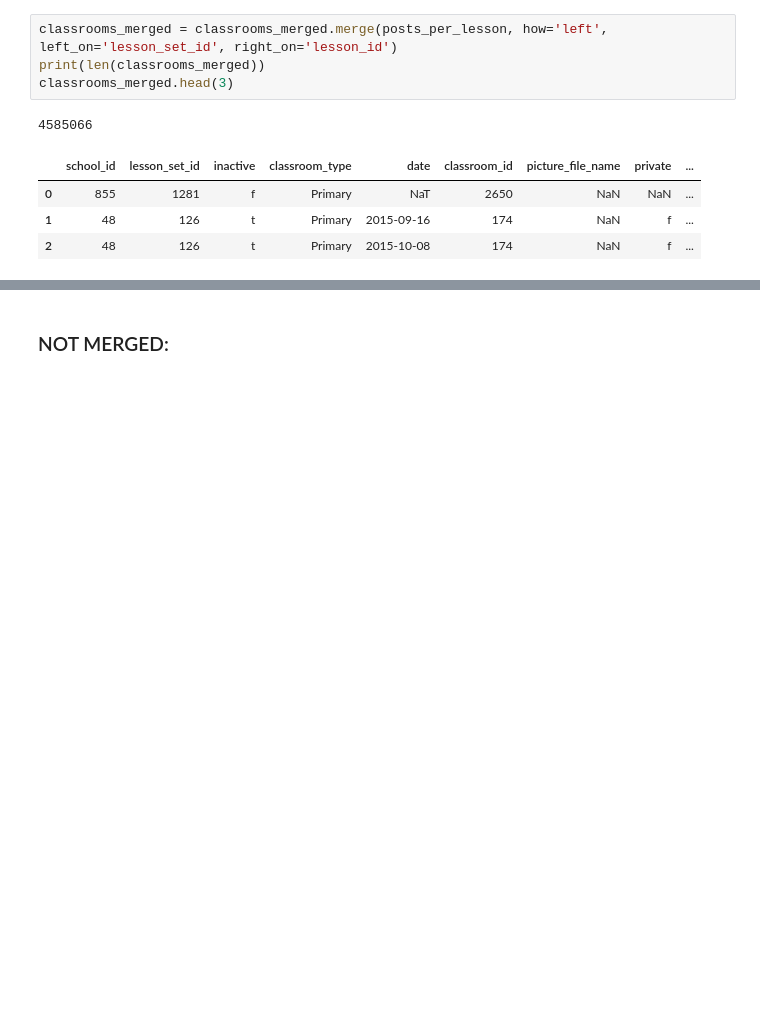
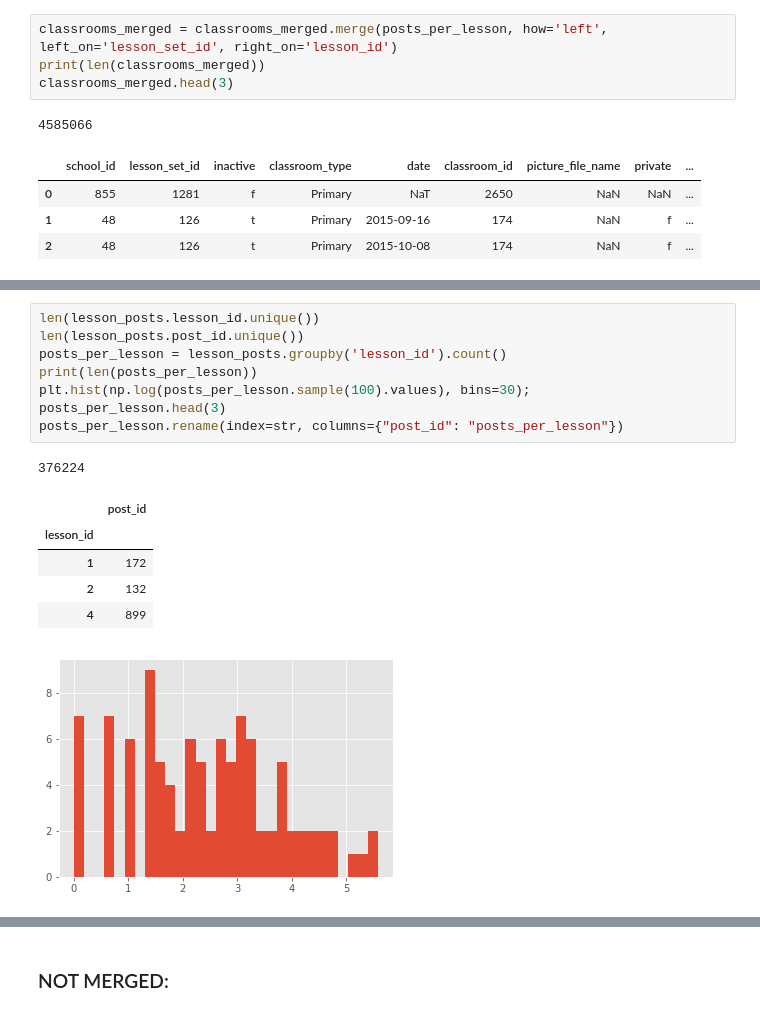
Before and after one commit to pgeurin/seniorskipday, a Jupyter notebook: src/eda.ipynb, the cells around one changed output, grey strips where cells are left out. Saved outputs shown, nothing was run; the diff lists cells and outputs as text; blank space fills up the shorter version.

```diff
--- a/src/eda.ipynb
+++ b/src/eda.ipynb
@@ -329,0 +462,16 @@ classrooms_merged.head(3)
+# %%
+len(lesson_posts.lesson_id.unique())
+len(lesson_posts.post_id.unique())
+posts_per_lesson = lesson_posts.groupby('lesson_id').count()
+print(len(posts_per_lesson))
+plt.hist(np.log(posts_per_lesson.sample(100).values), bins=30);
+posts_per_lesson.head(3)
+posts_per_lesson.rename(index=str, columns={"post_id": "posts_per_lesson"})
+# %% [output]
+376224
+|  | post_id |
+| lesson_id |  |
+| 1 | 172 |
+| 2 | 132 |
+| 4 | 899 |
+[figure, added]
```
Also changed, not shown: parts of 51 cells of this notebook.
